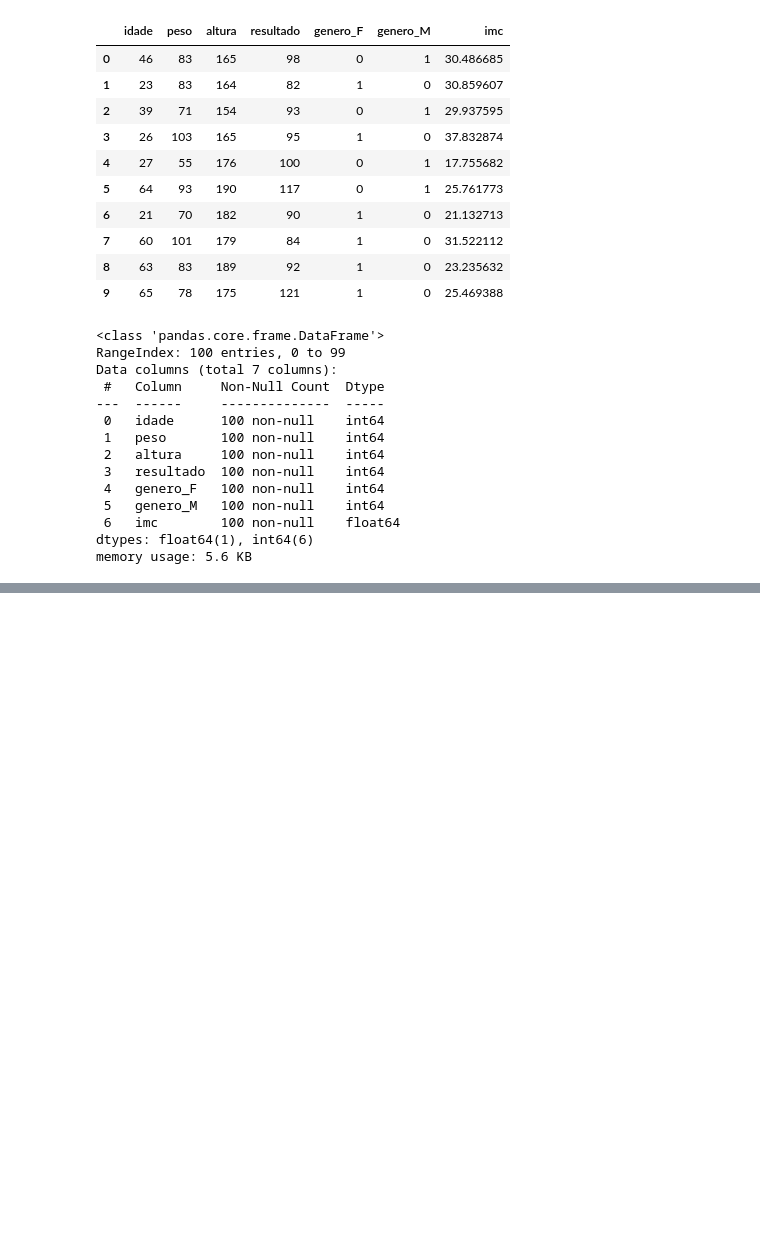
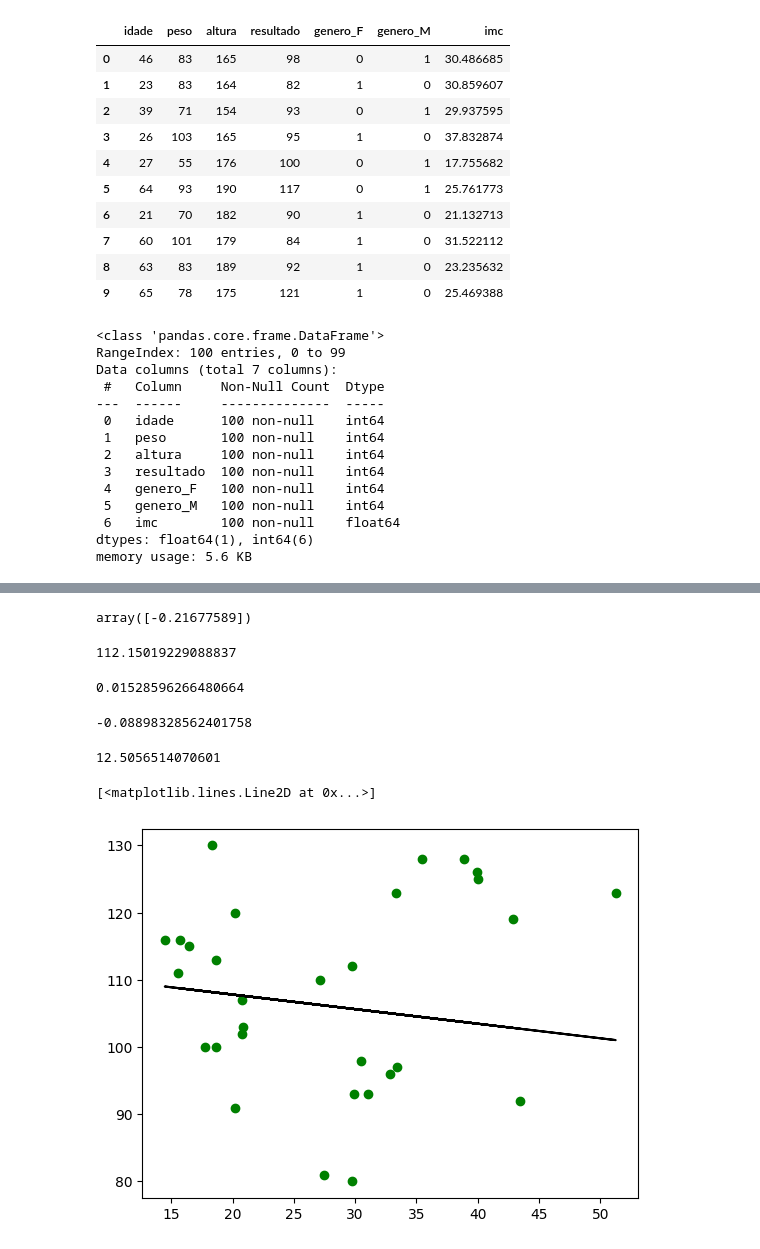
Before and after one commit to felipe-jm/desenvolvimento-de-ia, a Jupyter notebook: lessons/modelo_diabetes/modelo_diabetes.ipynb, the cells around one changed output, grey strips where cells are left out. Drawn from its saved outputs; the diff is of its cells as text; code cells hidden in the pictures; blank space fills up the shorter version.

Commit message:
Add model training

```diff
--- a/lessons/modelo_diabetes/modelo_diabetes.ipynb
+++ b/lessons/modelo_diabetes/modelo_diabetes.ipynb
@@ -145,0 +255,44 @@ memory usage: 5.6 KB
+# %%
+# Segundo Modelo - Apenas ICM
+X = pd.DataFrame(df_exames['imc'])
+y = df_exames['resultado']
+# %%
+# Dividir conjuntos entre treino e teste
+# train_size = Porcentagem do conjunto de treinamento: 70%
+X_train, X_test, y_train, y_test = train_test_split(X, y, train_size=0.7, random_state=51)
+# %%
+# Treinar o algoritmo de Regressão Linear - Modelo 2
+model_2 = LinearRegression().fit(X_train, y_train)
+# %%
+# Gerar Predição com base no modelo para o conjunto de testes
+y_pred = model_2.predict(X_test)
+# %%
+model_2.coef_
+# %% [output]
+array([-0.21677589])
+# %%
+model_2.intercept_
+# %% [output]
+112.15019229088837
+# %%
+# R2 Score no Conjunto de Treinamento
+model_2.score(X_train, y_train)
+# %% [output]
+0.01528596266480664
+# %%
+# R2 Score no Conjunto de Testes
+model_2.score(X_test, y_test)
+# %% [output]
+-0.08898328562401758
+# %%
+# MAE (Mean Absolute Error)
+mean_absolute_error(y_test, y_pred)
+# %% [output]
+12.5056514070601
+# %%
+# Mostrar como a reta foi calculada
+plt.scatter(X_test, y_test, color='g')
+plt.plot(X_test, y_pred, color='k')
+# %% [output]
+[<matplotlib.lines.Line2D at 0x...>]
+[figure, added]
```
Also changed, not shown: parts of 21 cells of this notebook, 2 other files.
